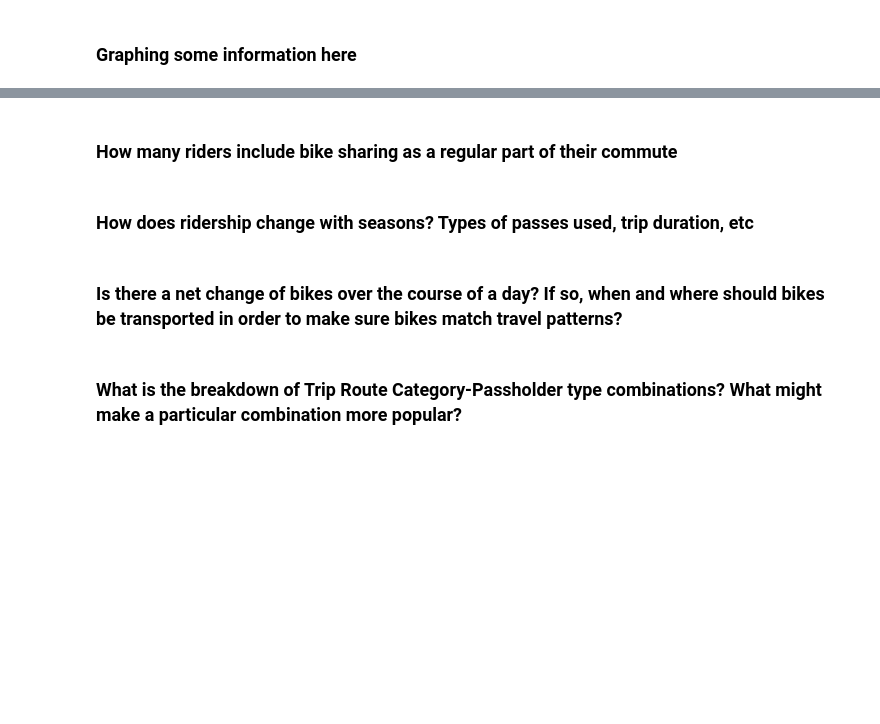
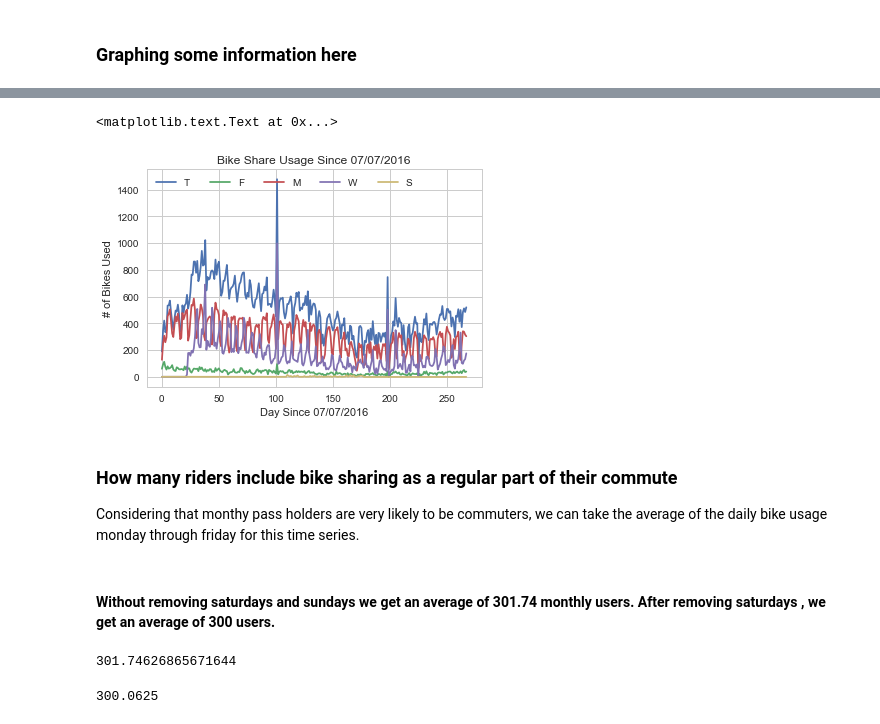
Before and after one commit to davidterpay/davidterpay.github.io, a Jupyter notebook: graph.py.ipynb, the cells around one changed output, grey strips where cells are left out. Saved outputs shown, nothing was run; the diff lists cells and outputs as text; code cells hidden in the pictures; blank space fills up the shorter version.

Commit message:
adding index

```diff
--- a/graph.py.ipynb
+++ b/graph.py.ipynb
@@ -98,10 +120,15 @@ dataFrame["End Time"] = dataFrame["End Time"].apply(lambda x: x[11:])
 dataFrame["Time Since Start"] = dataFrame["Date"].apply(dayFromStart)
 dataFrame["Start Time"] = dataFrame["Start Time"].apply(lambda x: int(''.join(x.split(':'))))
 dataFrame["End Time"] = dataFrame["End Time"].apply(lambda x: int(''.join(x.split(':'))))
+dataFrame["Hour_Day"] = dataFrame["Start Time"].apply(lambda x: int(x // 10000))
+types = {"Monthly Pass": 0, "Flex Pass": 1, "Walk-up": 2, "Staff Annual": 3}
+dataFrame["Type"] = dataFrame["Passholder Type"].apply(lambda x: types[x])
 indices = []
+index = 0
 for index, value in dataFrame.iterrows(): #removing data from bikes that were not returned
     if value["Ending Station ID"] == 3000.0 or str(value["Ending Station ID"]) == "NaN":
         indices.append(index)
+    index += 1
 dataFrame.drop(dataFrame.index[[indices]], inplace=True)
 dataFrame
 # %% [output]
@@ -342,7 +341,0 @@ ax.set_title('Usage Since Launch Date')
-# %%
-import matplotlib.pyplot as plt
-plt.style.use('classic')
-%matplotlib inline
-sns.set()
-plt.plot(x, y)
-plt.legend('A', ncol=2, loc='upper left')
@@ -356,8 +354,29 @@ plt.legend('A', ncol=2, loc='upper left')
+# %%
+import matplotlib.pyplot as plt
+x = np.arange(0,268)
+total = np.asarray([x for x in dataFrame.groupby("Time Since Start")["Duration"].count()])
+flex = np.asarray(find_counts(dataFrame, "Flex Pass"))
+monthly = np.asarray(find_counts(dataFrame, "Monthly Pass"))
+walkup = np.asarray(find_counts(dataFrame, "Walk-up"))
+staff = np.asarray(find_counts(dataFrame, "Staff Annual"))
+
+%matplotlib inline
+sns.set()
+sns.set_style("whitegrid")
+plt.plot(x, total)
+plt.plot(x, flex)
+plt.plot(x, monthly)
+plt.plot(x, walkup)
+plt.plot(x, staff)
+
+plt.legend('TFMWS', ncol=5, loc='upper left')
+plt.title('Bike Share Usage Since 07/07/2016')
+plt.ylabel('# of Bikes Used')
+plt.xlabel('Day Since 07/07/2016')
+# %% [output]
+<matplotlib.text.Text at 0x...>
+[figure, added]
 # %% [markdown]
 ### How many riders include bike sharing as a regular part of their commute
+
+Considering that monthy pass holders are very likely to be commuters, we can take the average of the daily bike usage monday through friday for this time series.
-# %% [markdown]
-### How does ridership change with seasons? Types of passes used, trip duration, etc
-# %% [markdown]
-### Is there a net change of bikes over the course of a day? If so, when and where should bikes be transported in order to make sure bikes match travel patterns?
-# %% [markdown]
-### What is the breakdown of Trip Route Category-Passholder type combinations? What might make a particular combination more popular?
@@ -363,0 +386,16 @@ plt.legend('A', ncol=2, loc='upper left')
+# %% [markdown]
+#### Without removing saturdays and sundays we get an average of 301.74 monthly users. After removing saturdays , we get an average of 300 users.
+# %%
+monthly.mean()
+# %% [output]
+301.74626865671644
+# %%
+lst  = list(monthly)
+day = 3
+for index, value in enumerate(lst):
+    if day == 6 or day == 5:
+        lst.pop(index)
+    day = (day + 1) % 7
+sum(lst)/len(lst)
+# %% [output]
+300.0625
```
Also changed, not shown: parts of 32 cells of this notebook.
